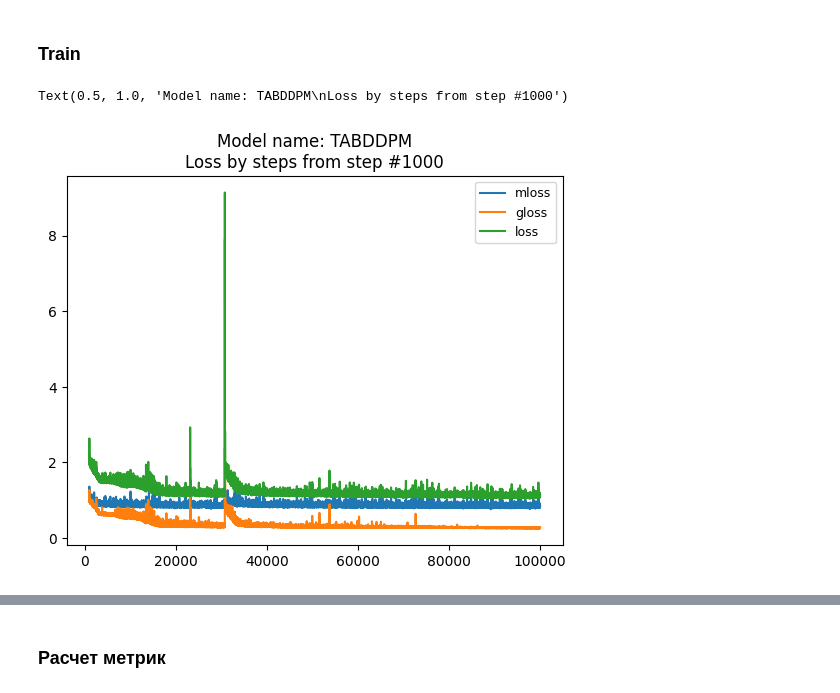
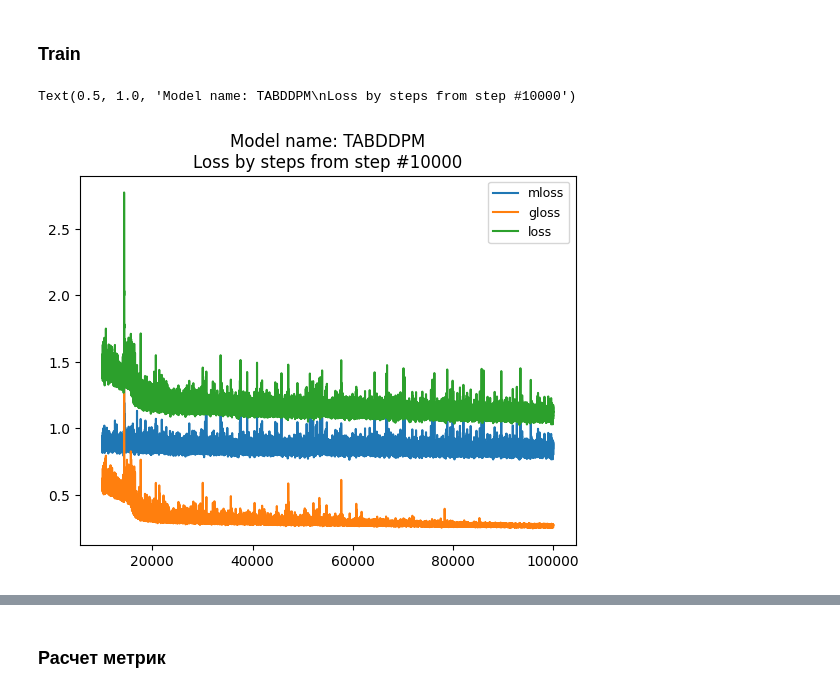
Before and after one commit to hushchyn-mikhail/tabular_data_generation, a Jupyter notebook: notebooks/TabDDPM/Запуск кода и подсчет метрик.ipynb, the cells around one changed output, grey strips where cells are left out. Cells and saved outputs as stored; diff of their text form; code cells hidden in the pictures.

```diff
--- a/notebooks/TabDDPM/Запуск кода и подсчет метрик.ipynb
+++ b/notebooks/TabDDPM/Запуск кода и подсчет метрик.ipynb
@@ -76,11 +96,11 @@ tabddpm = TabDDPM(CONFIG)
 # %%
 loss = pd.read_csv(f'./models/{model_name}/ckpt/{dataname}/loss.csv')
 
-start_step = 1000
+start_step = 10000
 for l in loss.columns[1:]:
   plt.plot(loss['step'][start_step:], loss[l][start_step:], label=l)
 plt.legend()
 plt.title(f"Model name: {model_name.upper()}\nLoss by steps from step #{start_step}")
 # %% [output]
-Text(0.5, 1.0, 'Model name: TABDDPM\nLoss by steps from step #1000')
+Text(0.5, 1.0, 'Model name: TABDDPM\nLoss by steps from step #10000')
-[figure, old version]
+[figure, new version]
```
Also changed, not shown: parts of 18 cells of this notebook, 32 other files.
